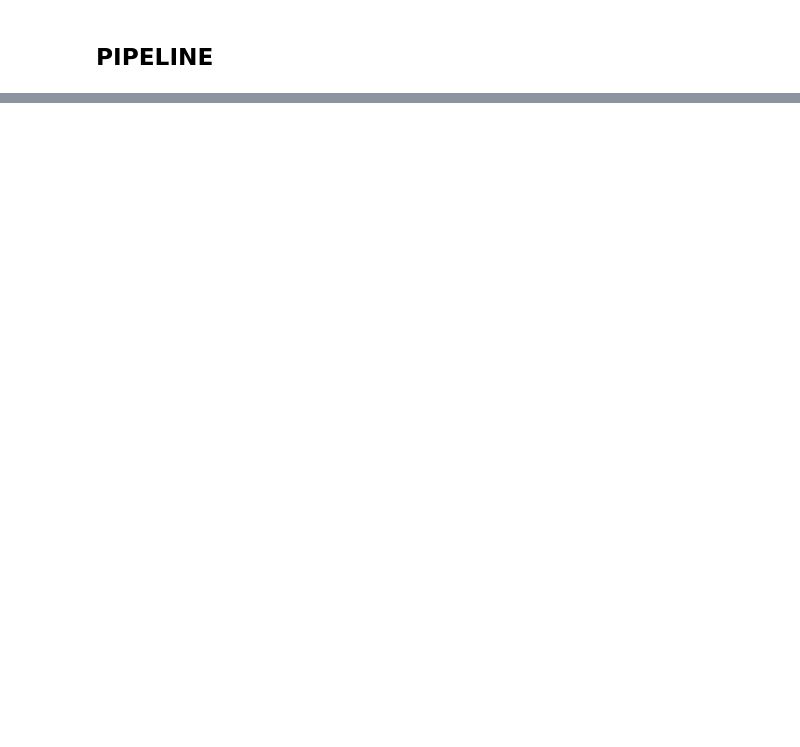
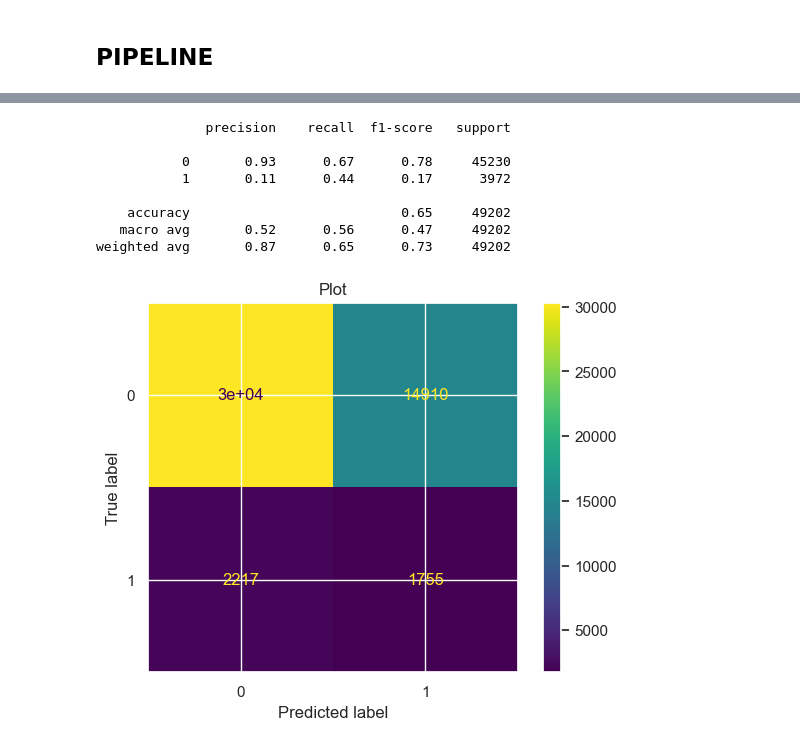
Before and after one commit to Ahmad-assegaf/hacktiv8-final-project, a Jupyter notebook: main.ipynb, the cells around one changed output, grey strips where cells are left out. Drawn from its saved outputs; the diff is of its cells as text; code cells hidden in the pictures; blank space fills up the shorter version.

```diff
--- a/main.ipynb
+++ b/main.ipynb
@@ -2173,37 +2377,0 @@ AttributeError: 'DataFrame' object has no attribute 'fit'
-# %%
-# Buat pipeline
-
-# Scaler transformer
-numerical_features = X_train[final_numeric_cols].columns
-numerical_transformer = Pipeline(steps=[("scaler", StandardScaler)])
-
-# Encoder transformer
-categorical_features = X_train[final_category_cols].columns
-categorical_transformer = Pipeline(
-    steps=[
-        ("custom_imputer", XNAImputer()),
-        ("imputer", SimpleImputer(strategy="most_frequent")),
-        ("encoder", OrdinalEncoder()),
-    ]
-)
-
-# Gabungkan scaler dan encoder sebagai preprocessor
-preprocessor = ColumnTransformer(
-    transformers=[
-        ("num", numerical_transformer, final_numeric_cols),
-        ("cat", categorical_transformer, final_category_cols),
-    ]
-)
-
-# Buat pipeline model
-pipe = Pipeline(
-    steps=[
-        ("preprocessor", preprocessor),
-        (
-            "classifier",
-            GaussianNB(),
-        ),
-    ]
-)
-
-pipe
@@ -2228,3 +2378,3 @@ Pipeline(steps=[('preprocessor',
 # %%
-pipe.fit(X_train_handled_outlier)
+pipe.fit(X_train_balanced_prev, y_train_balanced_prev)
 # %% [output]
@@ -2231,0 +2391,13 @@ ValueError: No valid specification of the columns. Only a scalar, list or slice
+# %%
+pipe_val_prediction = pipe.predict(X_val)
+create_report(y_val, pipe_val_prediction, matrix=True)
+# %% [output]
+              precision    recall  f1-score   support
+
+           0       0.93      0.67      0.78     45230
+           1       0.11      0.44      0.17      3972
+
+    accuracy                           0.65     49202
+   macro avg       0.52      0.56      0.47     49202
+weighted avg       0.87      0.65      0.73     49202
+[figure, added]
```
Also changed, not shown: parts of 91 cells of this notebook, 1 other file.
